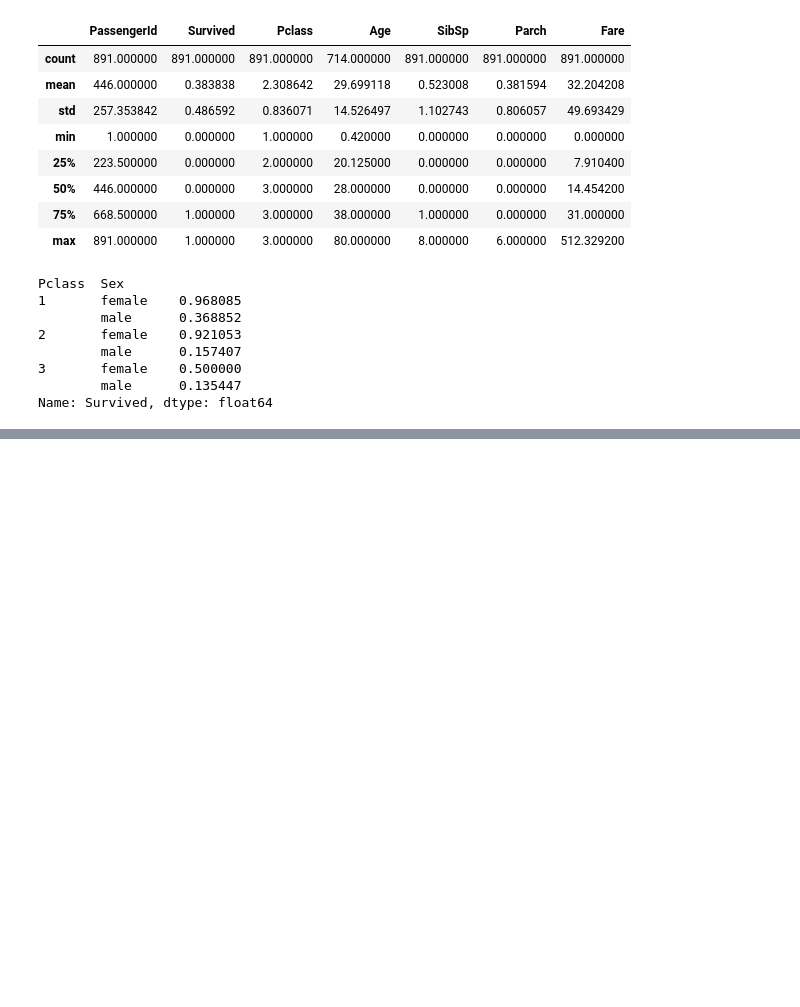
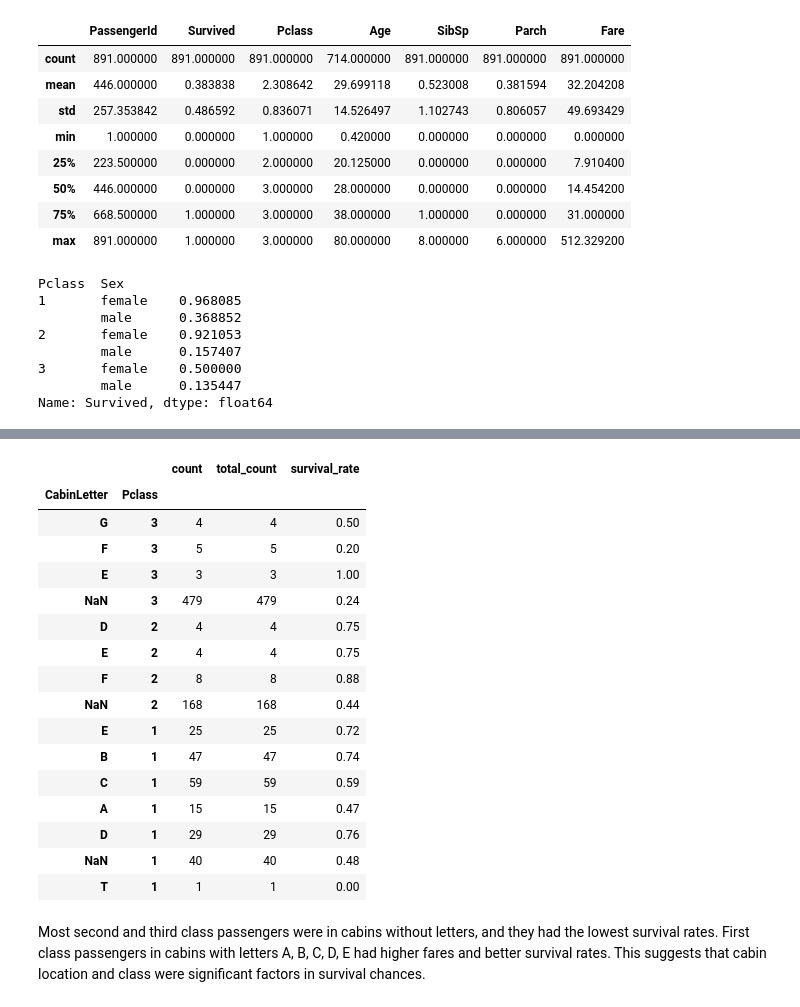
Before and after one commit to shashwatsrv/Titanic, a Jupyter notebook: Titanic.ipynb, the cells around one changed output, grey strips where cells are left out. Saved outputs shown, nothing was run; the diff lists cells and outputs as text; code cells hidden in the pictures; blank space fills up the shorter version.

Commit message:
Analysed variables of passengers and made assumptions on how they would've impacted survival rates

```diff
--- a/Titanic.ipynb
+++ b/Titanic.ipynb
@@ -84,2 +61,0 @@ df.head()
-# %%
-df['FarePP']=(df['Fare']/df['Familysize']).round(2)
@@ -85,0 +71,2 @@ df['FarePP']=(df['Fare']/df['Familysize']).round(2)
+# %%
+df['FamilySize']=df['SibSp']+df['Parch']+1
@@ -85,0 +127,2 @@ df['FarePP']=(df['Fare']/df['Familysize']).round(2)
+# %%
+df['FarePP']=df['Fare']/df['FamilySize']
@@ -85,0 +138,2 @@ df['FarePP']=(df['Fare']/df['Familysize']).round(2)
+# %%
+df['CabinLetter'] = df['Cabin'].str[0]
@@ -85,0 +334,26 @@ df['FarePP']=(df['Fare']/df['Familysize']).round(2)
+# %%
+df.groupby(['CabinLetter', 'Pclass'], dropna=False).agg(
+    count=('Survived', 'count'),
+    total_count=('PassengerId', 'count'),
+    survival_rate=('Survived', 'mean')
+).round(2).sort_values('Pclass', ascending=False)
+# %% [output]
+|  |  | count | total_count | survival_rate |
+| CabinLetter | Pclass |  |  |  |
+| G | 3 | 4 | 4 | 0.50 |
+| F | 3 | 5 | 5 | 0.20 |
+| E | 3 | 3 | 3 | 1.00 |
+| NaN | 3 | 479 | 479 | 0.24 |
+| D | 2 | 4 | 4 | 0.75 |
+| E | 2 | 4 | 4 | 0.75 |
+| F | 2 | 8 | 8 | 0.88 |
+| NaN | 2 | 168 | 168 | 0.44 |
+| E | 1 | 25 | 25 | 0.72 |
+| B | 1 | 47 | 47 | 0.74 |
+| C | 1 | 59 | 59 | 0.59 |
+| A | 1 | 15 | 15 | 0.47 |
+| D | 1 | 29 | 29 | 0.76 |
+| NaN | 1 | 40 | 40 | 0.48 |
+| T | 1 | 1 | 1 | 0.00 |
+# %% [markdown]
+Most second and third class passengers were in cabins without letters, and they had the lowest survival rates. First class passengers in cabins with letters A, B, C, D, E had higher fares and better survival rates. This suggests that cabin location and class were significant factors in survival chances.
```
Also changed, not shown: parts of 30 cells of this notebook, 2 other files.
